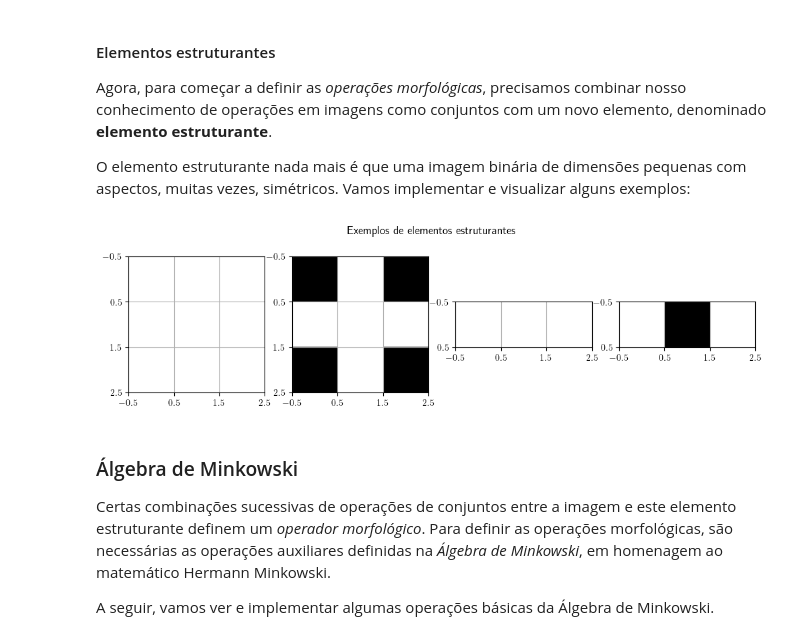
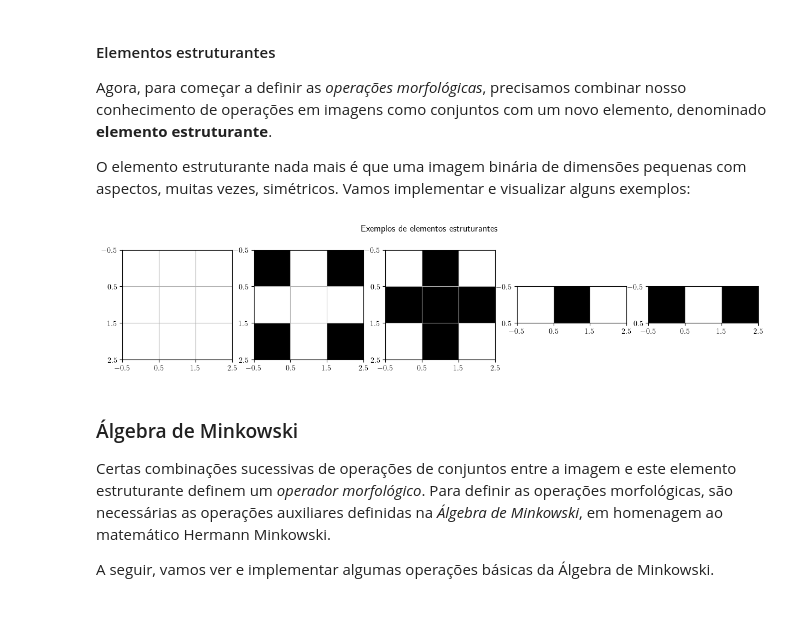
Before and after one commit to lamac-uece/tutoriais-lamac, a Jupyter notebook: processamento_de_imagens/morfologia_matematica.ipynb, the cells around one changed output. Saved outputs shown, nothing was run; the diff lists cells and outputs as text; code cells hidden in the pictures; blank space fills up the shorter version.

```diff
--- a/processamento_de_imagens/morfologia_matematica.ipynb
+++ b/processamento_de_imagens/morfologia_matematica.ipynb
@@ -223,36 +223,42 @@ O elemento estruturante nada mais é que uma imagem binária de dimensões peque
 # %%
 es1 = np.ones((3,3), dtype=bool)
 
 es2 = np.zeros((3,3), dtype=bool)
 es2[:,1] = True
 es2[1,:] = True
 
-es3 = np.ones((1,3), dtype=bool)
+es3 = ~es2
 
 es4 = np.ones((1,3), dtype=bool)
 es4[0,1] = False
 
-fig, ax = plt.subplots(1, 4, figsize=(12, 3))
+es5 = ~es4
+
+fig, ax = plt.subplots(1, 5, figsize=(15, 3))
 fig.suptitle('Exemplos de elementos estruturantes')
 ax[0].imshow(es1, cmap='Greys')
 ax[0].xaxis.set_ticks([-.5,.5,1.5,2.5])
 ax[0].yaxis.set_ticks([-.5,.5,1.5,2.5])
 ax[0].grid()
 ax[1].imshow(es2, cmap='gray')
 ax[1].xaxis.set_ticks([-.5,.5,1.5,2.5])
 ax[1].yaxis.set_ticks([-.5,.5,1.5,2.5])
 ax[1].grid()
-ax[2].imshow(es3, cmap='Greys')
+ax[2].imshow(es3, cmap='gray')
 ax[2].xaxis.set_ticks([-.5,.5,1.5,2.5])
-ax[2].yaxis.set_ticks([-.5,.5])
+ax[2].yaxis.set_ticks([-.5,.5,1.5,2.5])
 ax[2].grid()
 ax[3].imshow(es4, cmap='gray')
 ax[3].xaxis.set_ticks([-.5,.5,1.5,2.5])
 ax[3].yaxis.set_ticks([-.5,.5])
 ax[3].grid()
+ax[4].imshow(es5, cmap='gray')
+ax[4].xaxis.set_ticks([-.5,.5,1.5,2.5])
+ax[4].yaxis.set_ticks([-.5,.5])
+ax[4].grid()
 plt.show()
 # %% [output]
-[figure, old version]
+[figure, new version]
 # %% [markdown]
 ### Álgebra de Minkowski
 
```
Also changed, not shown: parts of 24 cells of this notebook.
